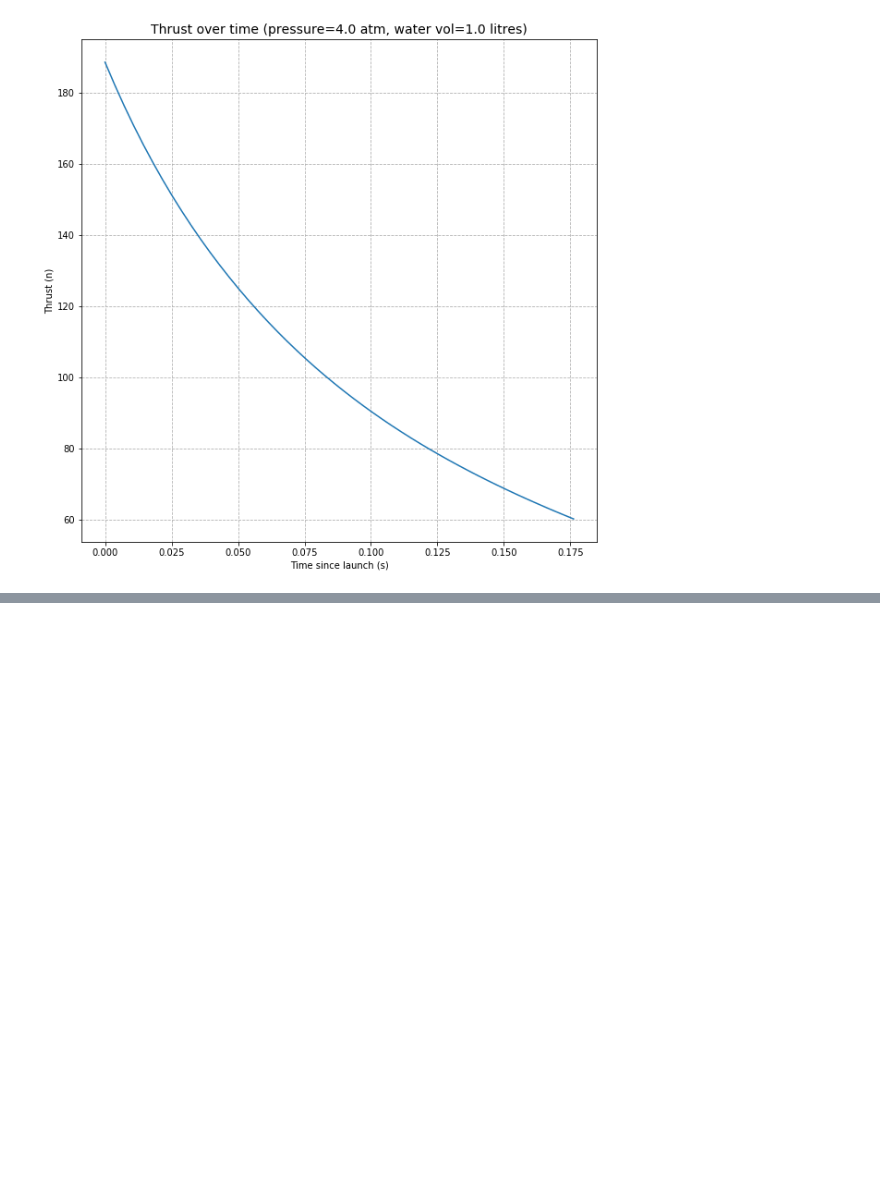
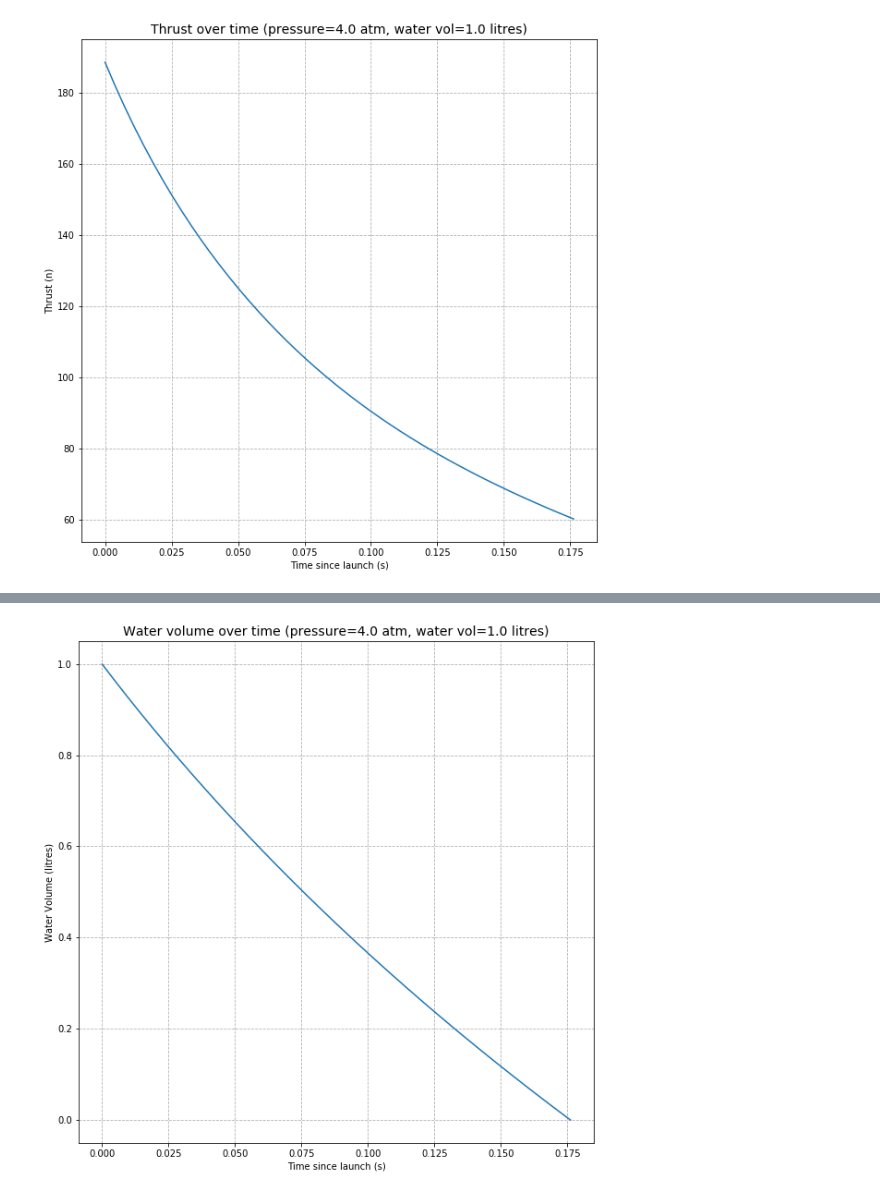
Before and after one commit to mbucchi/water-rocket, a Jupyter notebook: notebooks/Untitled.ipynb, the cells around one changed output, grey strips where cells are left out. Saved outputs shown, nothing was run; the diff lists cells and outputs as text; code cells hidden in the pictures; blank space fills up the shorter version.

```diff
--- a/notebooks/Untitled.ipynb
+++ b/notebooks/Untitled.ipynb
@@ -204,0 +310,4 @@ s.calc_rocket_thrust(plot=True)
+# %%
+s.calc_water_volume(plot=True)
+# %% [output]
+[figure, added]
```
Also changed, not shown: parts of 8 cells of this notebook, 6 other files.
